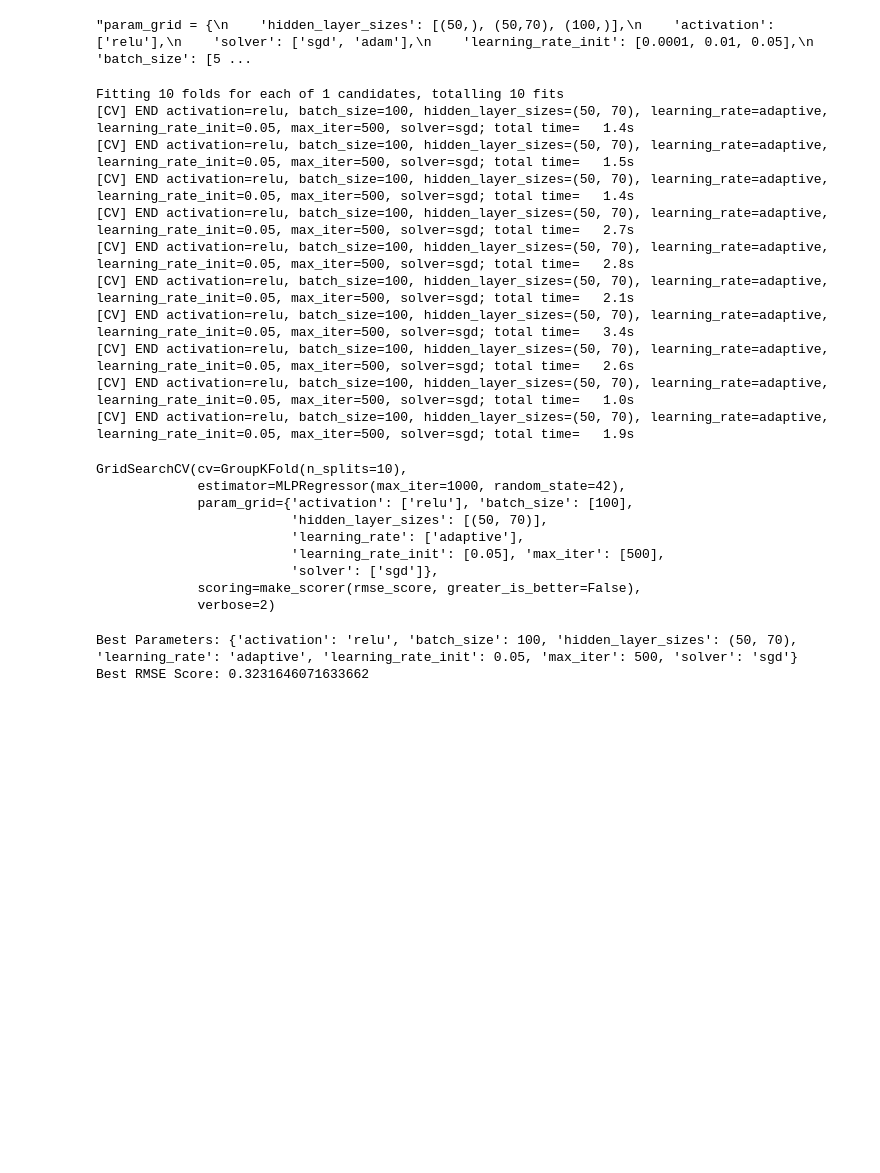
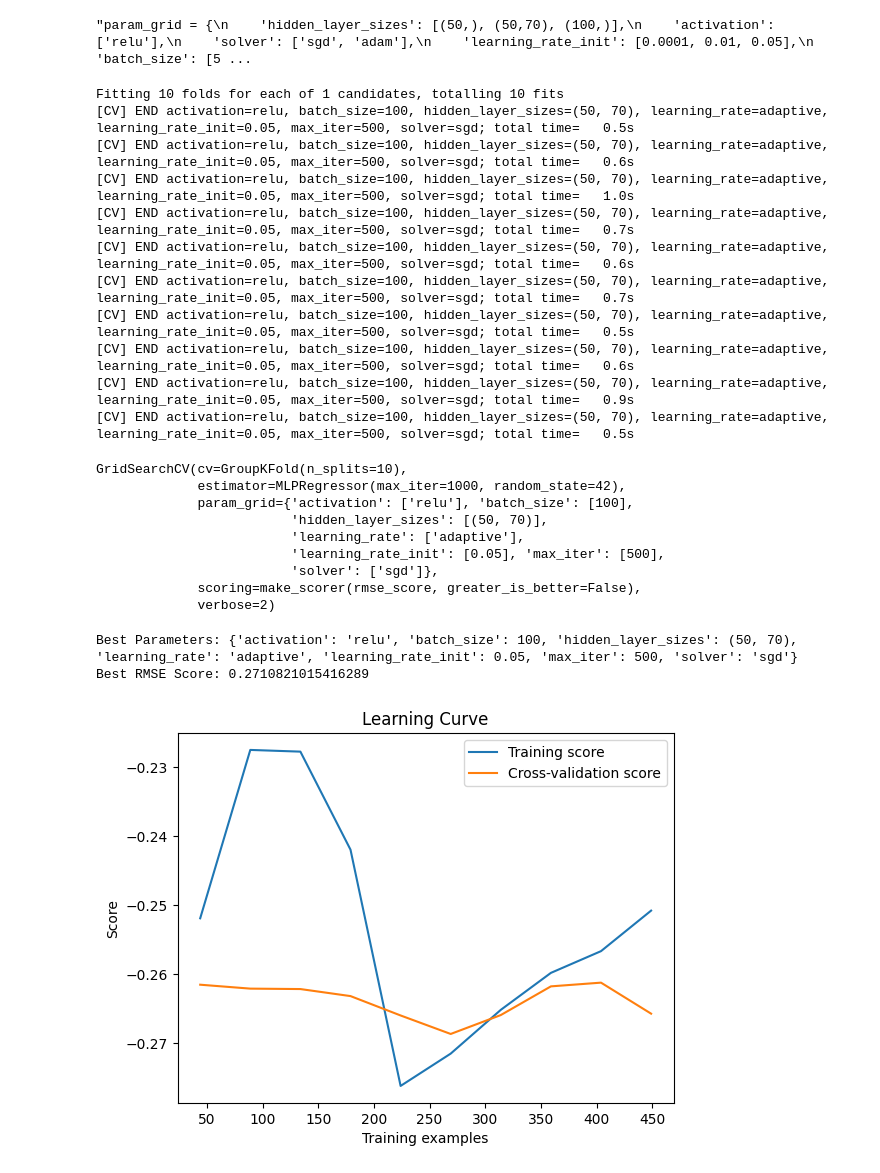
Before and after one commit to aoife-mulligan/ct413, a Jupyter notebook: mlp-gridsearch.ipynb, the cells around one changed output. Saved outputs shown, nothing was run; the diff lists cells and outputs as text; code cells hidden in the pictures; blank space fills up the shorter version.

Commit message:
Excluded survey data (didn't improve)

```diff
--- a/mlp-gridsearch.ipynb
+++ b/mlp-gridsearch.ipynb
@@ -8,7 +8,7 @@ save_path = 'C:\\Users\\aoife\Documents\\Project\\'
 
 # Read in normalisaed data
 
-df = pd.read_csv(folder_path + 'minmax_normalised_data_without_surveys.csv')
+df = pd.read_csv(folder_path + 'minmax_normalised_data.csv')
 
 
 print(df.head(5))
@@ -90,16 +87,16 @@ mlp_gs = GridSearchCV(MLPRegressor(max_iter=1000, random_state=42), param_grid,
 mlp_gs.fit(X, y, groups=groups)
 # %% [output]
 Fitting 10 folds for each of 1 candidates, totalling 10 fits
-[CV] END activation=relu, batch_size=100, hidden_layer_sizes=(50, 70), learning_rate=adaptive, learning_rate_init=0.05, max_iter=500, solver=sgd; total time=   1.4s
-[CV] END activation=relu, batch_size=100, hidden_layer_sizes=(50, 70), learning_rate=adaptive, learning_rate_init=0.05, max_iter=500, solver=sgd; total time=   1.5s
-[CV] END activation=relu, batch_size=100, hidden_layer_sizes=(50, 70), learning_rate=adaptive, learning_rate_init=0.05, max_iter=500, solver=sgd; total time=   1.4s
-[CV] END activation=relu, batch_size=100, hidden_layer_sizes=(50, 70), learning_rate=adaptive, learning_rate_init=0.05, max_iter=500, solver=sgd; total time=   2.7s
-[CV] END activation=relu, batch_size=100, hidden_layer_sizes=(50, 70), learning_rate=adaptive, learning_rate_init=0.05, max_iter=500, solver=sgd; total time=   2.8s
-[CV] END activation=relu, batch_size=100, hidden_layer_sizes=(50, 70), learning_rate=adaptive, learning_rate_init=0.05, max_iter=500, solver=sgd; total time=   2.1s
-[CV] END activation=relu, batch_size=100, hidden_layer_sizes=(50, 70), learning_rate=adaptive, learning_rate_init=0.05, max_iter=500, solver=sgd; total time=   3.4s
-[CV] END activation=relu, batch_size=100, hidden_layer_sizes=(50, 70), learning_rate=adaptive, learning_rate_init=0.05, max_iter=500, solver=sgd; total time=   2.6s
+[CV] END activation=relu, batch_size=100, hidden_layer_sizes=(50, 70), learning_rate=adaptive, learning_rate_init=0.05, max_iter=500, solver=sgd; total time=   0.5s
+[CV] END activation=relu, batch_size=100, hidden_layer_sizes=(50, 70), learning_rate=adaptive, learning_rate_init=0.05, max_iter=500, solver=sgd; total time=   0.6s
 [CV] END activation=relu, batch_size=100, hidden_layer_sizes=(50, 70), learning_rate=adaptive, learning_rate_init=0.05, max_iter=500, solver=sgd; total time=   1.0s
-[CV] END activation=relu, batch_size=100, hidden_layer_sizes=(50, 70), learning_rate=adaptive, learning_rate_init=0.05, max_iter=500, solver=sgd; total time=   1.9s
+[CV] END activation=relu, batch_size=100, hidden_layer_sizes=(50, 70), learning_rate=adaptive, learning_rate_init=0.05, max_iter=500, solver=sgd; total time=   0.7s
+[CV] END activation=relu, batch_size=100, hidden_layer_sizes=(50, 70), learning_rate=adaptive, learning_rate_init=0.05, max_iter=500, solver=sgd; total time=   0.6s
+[CV] END activation=relu, batch_size=100, hidden_layer_sizes=(50, 70), learning_rate=adaptive, learning_rate_init=0.05, max_iter=500, solver=sgd; total time=   0.7s
+[CV] END activation=relu, batch_size=100, hidden_layer_sizes=(50, 70), learning_rate=adaptive, learning_rate_init=0.05, max_iter=500, solver=sgd; total time=   0.5s
+[CV] END activation=relu, batch_size=100, hidden_layer_sizes=(50, 70), learning_rate=adaptive, learning_rate_init=0.05, max_iter=500, solver=sgd; total time=   0.6s
+[CV] END activation=relu, batch_size=100, hidden_layer_sizes=(50, 70), learning_rate=adaptive, learning_rate_init=0.05, max_iter=500, solver=sgd; total time=   0.9s
+[CV] END activation=relu, batch_size=100, hidden_layer_sizes=(50, 70), learning_rate=adaptive, learning_rate_init=0.05, max_iter=500, solver=sgd; total time=   0.5s
 GridSearchCV(cv=GroupKFold(n_splits=10),
              estimator=MLPRegressor(max_iter=1000, random_state=42),
              param_grid={'activation': ['relu'], 'batch_size': [100],
@@ -120,4 +117,32 @@ print("Best RMSE Score:", -mlp_gs.best_score_)
 best_model = mlp_gs.best_estimator_
 # %% [output]
 Best Parameters: {'activation': 'relu', 'batch_size': 100, 'hidden_layer_sizes': (50, 70), 'learning_rate': 'adaptive', 'learning_rate_init': 0.05, 'max_iter': 500, 'solver': 'sgd'}
-Best RMSE Score: 0.3231646071633662
+Best RMSE Score: 0.2710821015416289
+# %%
+# plot learning curve
+
+import matplotlib.pyplot as plt
+import numpy as np
+from sklearn.model_selection import learning_curve
+
+train_sizes, train_scores, test_scores = learning_curve(best_model, X, y, groups=groups, cv=gkf, scoring=rmse_scorer, n_jobs=-1, train_sizes=np.linspace(0.1, 1.0, 10))
+
+train_scores_mean = np.mean(train_scores, axis=1)
+train_scores_std = np.std(train_scores, axis=1)
+test_scores_mean = np.mean(test_scores, axis=1)
+test_scores_std = np.std(test_scores, axis=1)
+
+plt.figure()
+plt.title("Learning Curve")
+plt.xlabel("Training examples")
+plt.ylabel("Score")
+
+#plt.fill_between(train_sizes, train_scores_mean - train_scores_std, train_scores_mean + train_scores_std, alpha=0.1, color="r")
+#plt.fill_between(train_sizes, test_scores_mean - test_scores_std, test_scores_mean + test_scores_std, alpha=0.1, color="g")
+plt.plot(train_sizes, train_scores_mean, '-', label="Training score")
+plt.plot(train_sizes, test_scores_mean, '-', label="Cross-validation score")
+
+plt.legend(loc="best")
+plt.show()
+# %% [output]
+[figure, added]
```
Also changed, not shown: parts of 2 cells of this notebook, 1 other file.
